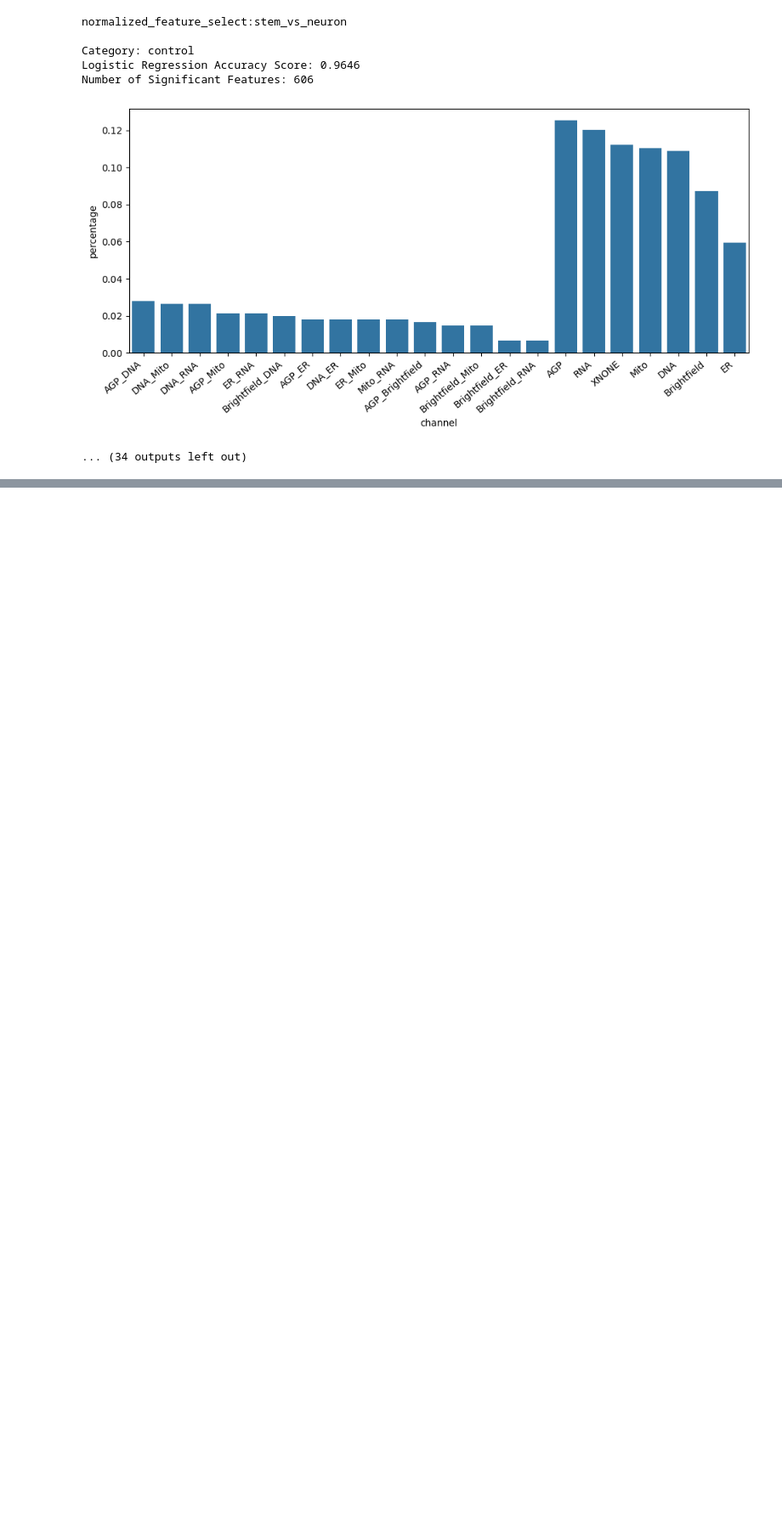
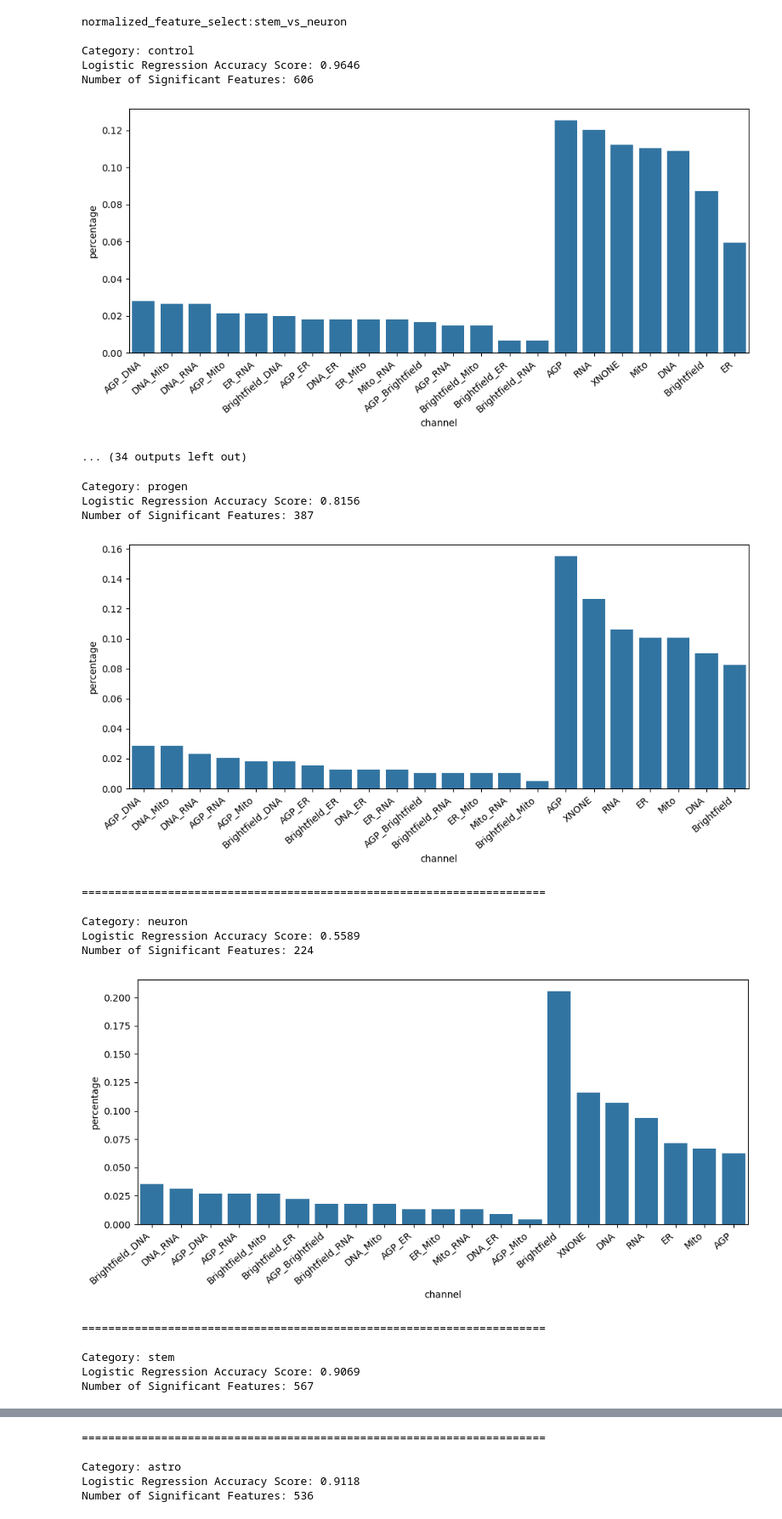
Before and after one commit to broadinstitute/NeuroPainting, a Jupyter notebook: 5.reanalysis/5.inspect-analysis.ipynb, the cells around one changed output, grey strips where cells are left out. Shown at 85% size. Drawn from its saved outputs; the diff is of its cells as text; code cells hidden in the pictures; blank space fills up the shorter version.

Commit message:
Update with var_mad_int_featselect

```diff
--- a/5.reanalysis/5.inspect-analysis.ipynb
+++ b/5.reanalysis/5.inspect-analysis.ipynb
@@ -53,3 +53,23 @@ Logistic Regression Accuracy Score: 0.9646
 Number of Significant Features: 606
 [figure]
 ... (34 outputs left out)
+# %%
+data_level = "var_mad_int_featselect"
+
+inspect_analysis(data_level)
+# %% [output]
+Category: progen
+Logistic Regression Accuracy Score: 0.8156
+Number of Significant Features: 387
+[figure, added]
+======================================================================
+
+Category: neuron
+Logistic Regression Accuracy Score: 0.5589
+Number of Significant Features: 224
+[figure, added]
+======================================================================
+
+Category: stem
+Logistic Regression Accuracy Score: 0.9069
+Number of Significant Features: 567
@@ -55,0 +77,5 @@ Number of Significant Features: 606
+======================================================================
+
+Category: astro
+Logistic Regression Accuracy Score: 0.9118
+Number of Significant Features: 536
```
Also changed, not shown: parts of 1 cell of this notebook.
